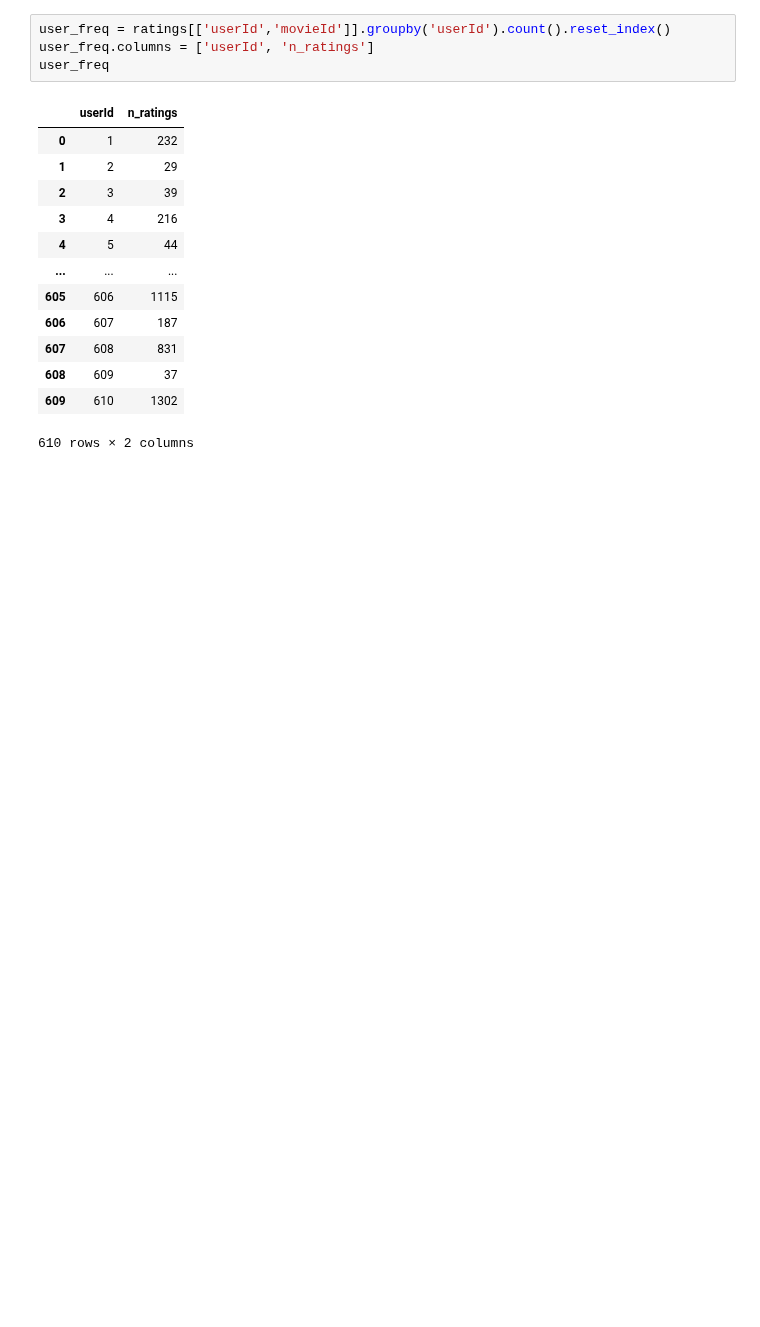
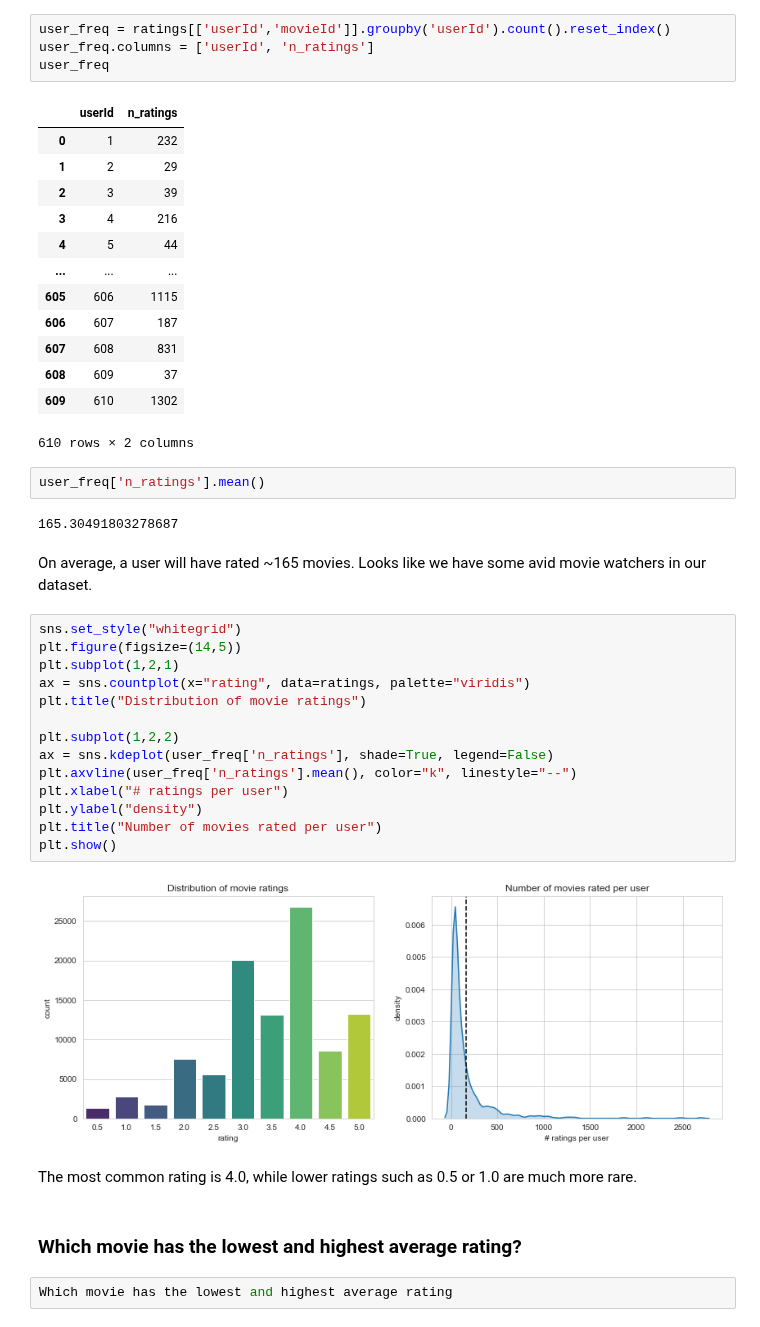
Before and after one commit to buriihenry/Machine-Learning-2, a Jupyter notebook: Recommender/Recommender System.ipynb, the cells around one changed output. Saved outputs shown, nothing was run; the diff lists cells and outputs as text; blank space fills up the shorter version.

```diff
--- a/Recommender/Recommender System.ipynb
+++ b/Recommender/Recommender System.ipynb
@@ -77,3 +77,32 @@ user_freq
 | 608 | 609 | 37 |
 | 609 | 610 | 1302 |
 610 rows × 2 columns
+# %%
+user_freq['n_ratings'].mean()
+# %% [output]
+165.30491803278687
+# %% [markdown]
+On average, a user will have rated ~165 movies. Looks like we have some avid movie watchers in our dataset.
+# %%
+sns.set_style("whitegrid")
+plt.figure(figsize=(14,5))
+plt.subplot(1,2,1)
+ax = sns.countplot(x="rating", data=ratings, palette="viridis")
+plt.title("Distribution of movie ratings")
+
+plt.subplot(1,2,2)
+ax = sns.kdeplot(user_freq['n_ratings'], shade=True, legend=False)
+plt.axvline(user_freq['n_ratings'].mean(), color="k", linestyle="--")
+plt.xlabel("# ratings per user")
+plt.ylabel("density")
+plt.title("Number of movies rated per user")
+plt.show()
+# %% [output]
+[figure, added]
+# %% [markdown]
+
+The most common rating is 4.0, while lower ratings such as 0.5 or 1.0 are much more rare.
+# %% [markdown]
+### Which movie has the lowest and highest average rating?
+# %%
+Which movie has the lowest and highest average rating
```
Also changed, not shown: parts of 5 cells of this notebook.
